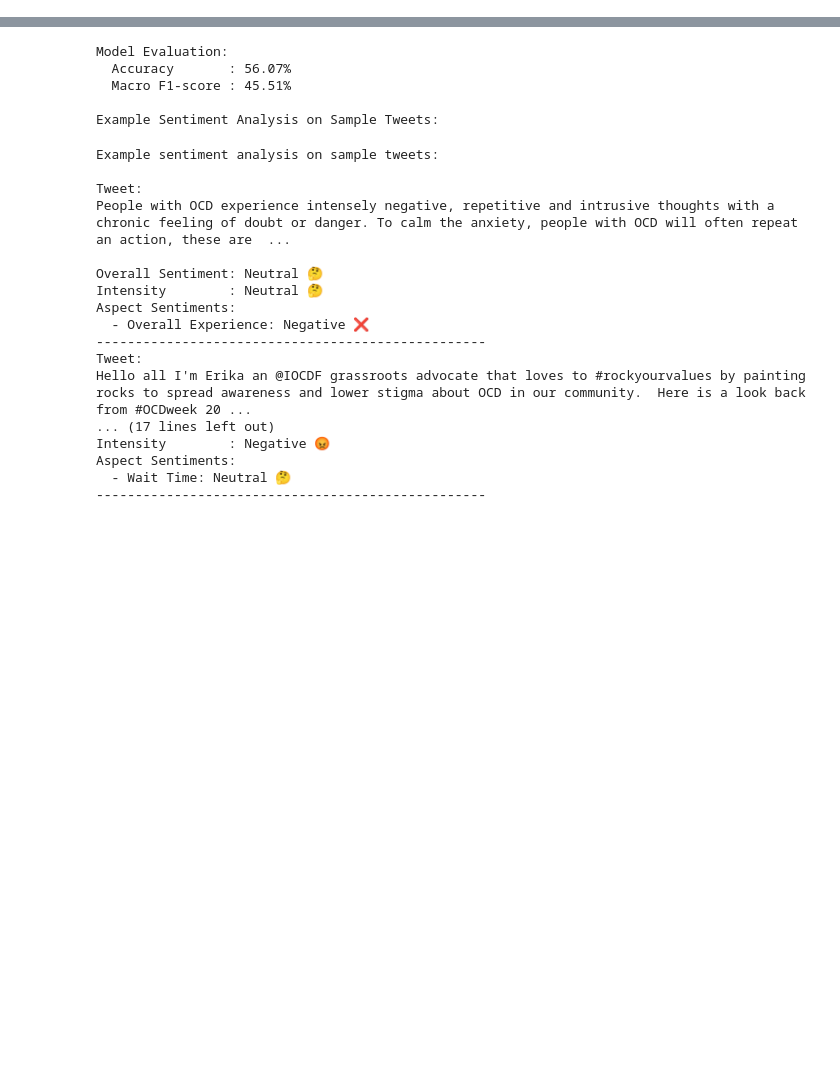
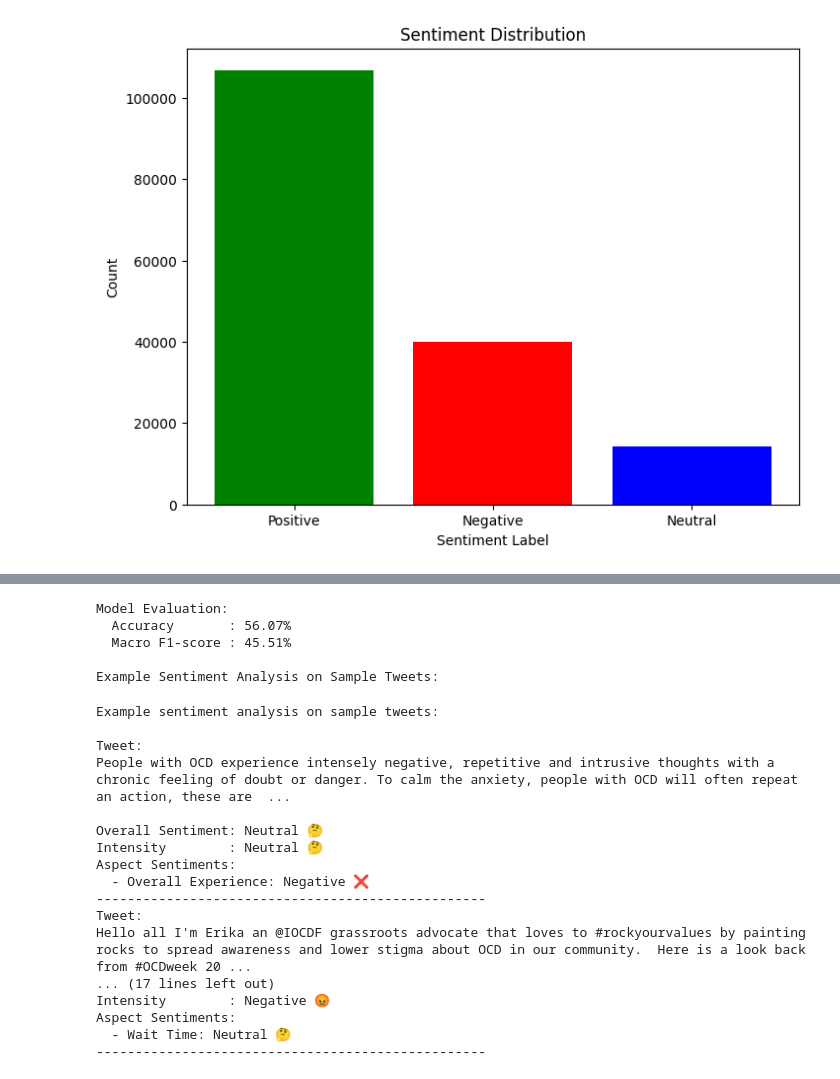
Before and after one commit to DataBytes-Organisation/Fine-Tuning-LLMs-for-Enterprise-Applications, a Jupyter notebook: Health_Sentimental_Analysis.ipynb, the cells around one changed output, grey strips where cells are left out. Drawn from its saved outputs; the diff is of its cells as text; code cells hidden in the pictures; blank space fills up the shorter version.

```diff
--- a/Health_Sentimental_Analysis.ipynb
+++ b/Health_Sentimental_Analysis.ipynb
@@ -53,0 +20,9 @@ Cleaned dataset preview:
+# %%
+from datasets import load_dataset
+import pandas as pd
+
+# Load the drugscom_reviews dataset
+dataset = load_dataset("Zakia/drugscom_reviews")
+df = pd.DataFrame(dataset["train"])
+df = df[["review", "rating", "usefulCount"]]
+print(df.head(5))
@@ -54,16 +36,16 @@ Cleaned dataset preview:
 # %%
 # Define a function to convert compound sentiment score to Positive/Neutral/Negative label
-def score_to_label(compound_score: float) -> str:
+def score_to_label(rating: float) -> str:
     """Convert compound sentiment score to Positive/Neutral/Negative label."""
-    if compound_score >= 0.05:
+    if rating >= 7:
         return "Positive"
-    elif compound_score <= -0.05:
+    elif rating <= 4:
         return "Negative"
     else:
         return "Neutral"
 
 
 # Apply the function to the compound_score column to create a new sentiment_label column
-df["sentiment_label"] = df["compound_score"].apply(score_to_label)
+df["sentiment_label"] = df["rating"].apply(score_to_label)
 print(df.head(5))
 # %% [output]
@@ -184,0 +169,15 @@ aspect_configs = {
+# %%
+import matplotlib.pyplot as plt
+
+# Count the number of each sentiment label in your dataset
+sentiment_counts = df["sentiment_label"].value_counts()
+
+# Create a bar graph
+plt.figure(figsize=(8, 6))
+plt.bar(sentiment_counts.index, sentiment_counts.values, color=["green", "red", "blue"])
+plt.xlabel("Sentiment Label")
+plt.ylabel("Count")
+plt.title("Sentiment Distribution")
+plt.show()
+# %% [output]
+[figure, added]
```
Also changed, not shown: parts of 28 cells of this notebook.
